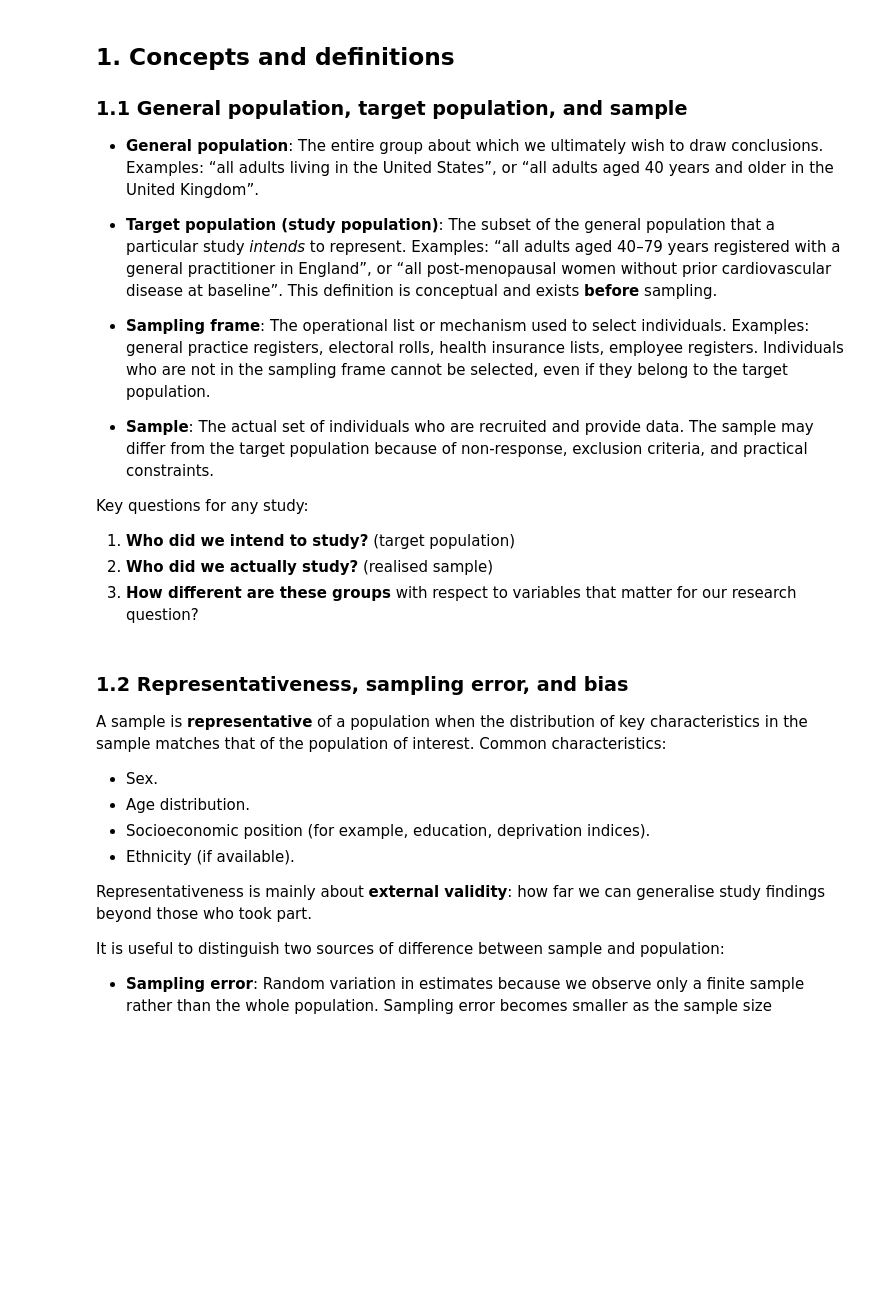
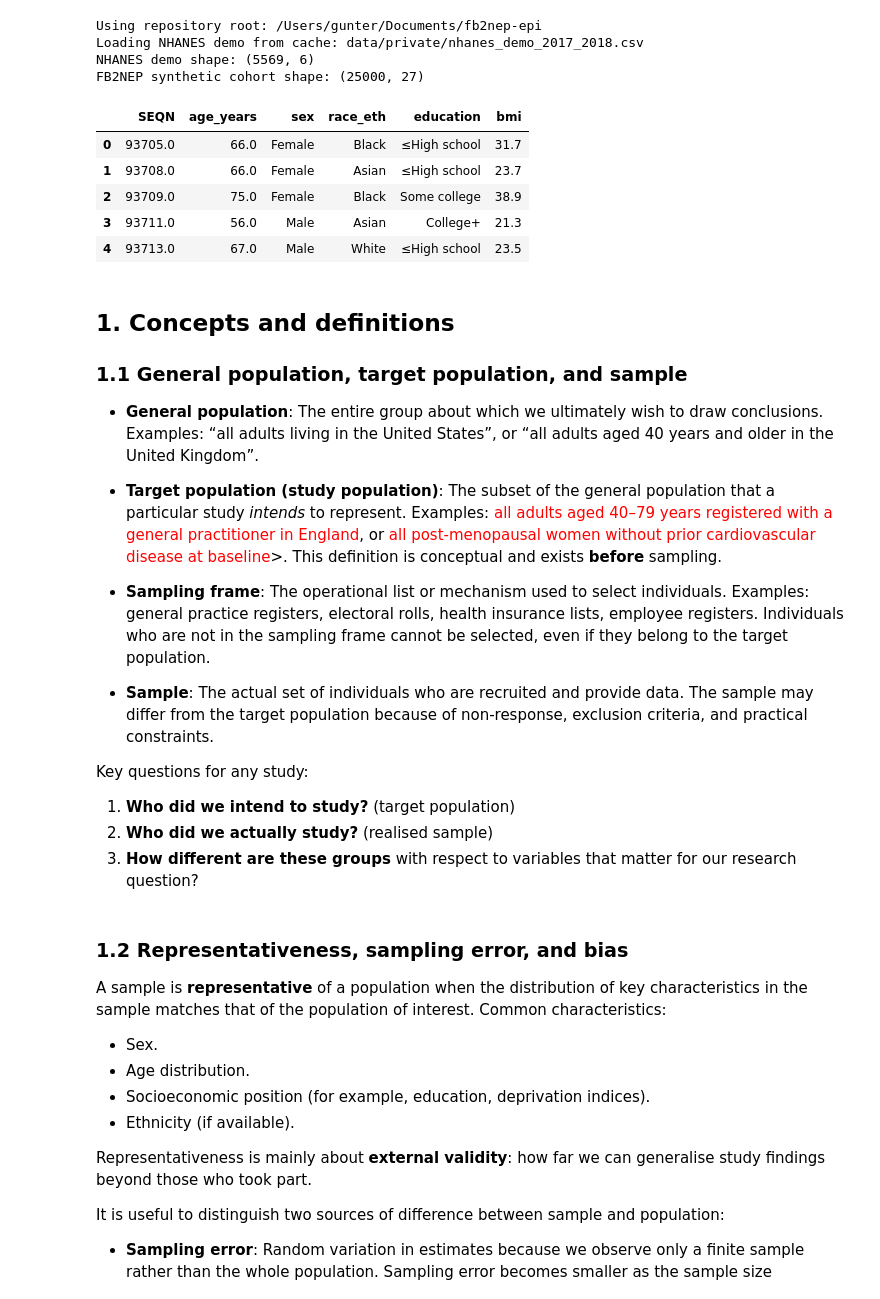
Before and after one commit to ggkuhnle/fb2nep-epi, a Jupyter notebook: notebooks/02_representative.ipynb, the cells around one changed output. Cells and saved outputs as stored; diff of their text form; code cells hidden in the pictures; blank space fills up the shorter version.

Commit message:
Representative

```diff
--- a/notebooks/02_representative.ipynb
+++ b/notebooks/02_representative.ipynb
@@ -59,32 +59,68 @@ else:
 # %%
-# Imports and data loading.
-#
-# This cell:
-# - Imports core libraries (NumPy, pandas, Matplotlib).
-# - Imports the NHANES helper from scripts/fetch_nhanes_demo.py.
-# - Loads the NHANES subset and the FB2NEP synthetic cohort.
-# - Sets a fixed random seed so that sampling results are reproducible.
-
+import sys
+import pathlib
 import numpy as np
 import pandas as pd
 import matplotlib.pyplot as plt
 
+# ---------------------------------------------------------------------
+# Ensure the repository root (which contains 'scripts/') is on sys.path
+# ---------------------------------------------------------------------
+# We try the current directory, its parent, and the grandparent.
+# The first one that has scripts/fetch_nhanes_demo.py is treated as root.
+candidate_roots = [
+    pathlib.Path(".").resolve(),
+    pathlib.Path("..").resolve(),
+    pathlib.Path("../..").resolve(),
+]
+
+repo_root = None
+for root in candidate_roots:
+    if (root / "scripts" / "fetch_nhanes_demo.py").exists():
+        repo_root = root
+        break
+
+if repo_root is None:
+    raise FileNotFoundError(
+        "Could not find the repository root containing 'scripts/fetch_nhanes_demo.py'. "
+        "Please check that you are running this notebook inside the fb2nep-epi project."
+    )
+
+# Add the repository root to the Python import path (if not already present)
+if str(repo_root) not in sys.path:
+    sys.path.insert(0, str(repo_root))
+
+print("Using repository root:", repo_root)
+
 from scripts.fetch_nhanes_demo import load_nhanes_demo
 
+# ---------------------------------------------------------------------
 # Fixed random seed for all simulations in this workbook.
+# ---------------------------------------------------------------------
 RANDOM_SEED = 11088
 rng = np.random.default_rng(RANDOM_SEED)
 
 # Load processed NHANES subset (downloaded and tidied by helper script).
 nhanes = load_nhanes_demo(cache=True)
 
 # Load the FB2NEP synthetic cohort used throughout the module.
-df_fb2nep = pd.read_csv("data/synthetic/fb2nep.csv")
+df_fb2nep = pd.read_csv("../data/synthetic/fb2nep.csv")
 
 print("NHANES demo shape:", nhanes.shape)
 print("FB2NEP synthetic cohort shape:", df_fb2nep.shape)
 
 nhanes.head()
+# %% [output]
+Using repository root: /Users/gunter/Documents/fb2nep-epi
+Loading NHANES demo from cache: data/private/nhanes_demo_2017_2018.csv
+NHANES demo shape: (5569, 6)
+FB2NEP synthetic cohort shape: (25000, 27)
+|  | SEQN | age_years | sex | race_eth | education | bmi |
+| 0 | 93705.0 | 66.0 | Female | Black | ≤High school | 31.7 |
+| 1 | 93708.0 | 66.0 | Female | Asian | ≤High school | 23.7 |
+| 2 | 93709.0 | 75.0 | Female | Black | Some college | 38.9 |
+| 3 | 93711.0 | 56.0 | Male | Asian | College+ | 21.3 |
+| 4 | 93713.0 | 67.0 | Male | White | ≤High school | 23.5 |
 # %% [markdown]
 ## 1. Concepts and definitions
 
@@ -92,7 +128,7 @@ nhanes.head()
 
 - **General population**: The entire group about which we ultimately wish to draw conclusions. Examples: “all adults living in the United States”, or “all adults aged 40 years and older in the United Kingdom”.
 
-- **Target population (study population)**: The subset of the general population that a particular study *intends* to represent. Examples: “all adults aged 40–79 years registered with a general practitioner in England”, or “all post-menopausal women without prior cardiovascular disease at baseline”. This definition is conceptual and exists **before** sampling.
+- **Target population (study population)**: The subset of the general population that a particular study *intends* to represent. Examples: <font color='red'>all adults aged 40–79 years registered with a general practitioner in England</font>, or <font color='red'>all post-menopausal women without prior cardiovascular disease at baseline</font>>. This definition is conceptual and exists **before** sampling.
 
 - **Sampling frame**: The operational list or mechanism used to select individuals. Examples: general practice registers, electoral rolls, health insurance lists, employee registers. Individuals who are not in the sampling frame cannot be selected, even if they belong to the target population.
 
```
Also changed, not shown: parts of 23 cells of this notebook, 4 other files.
